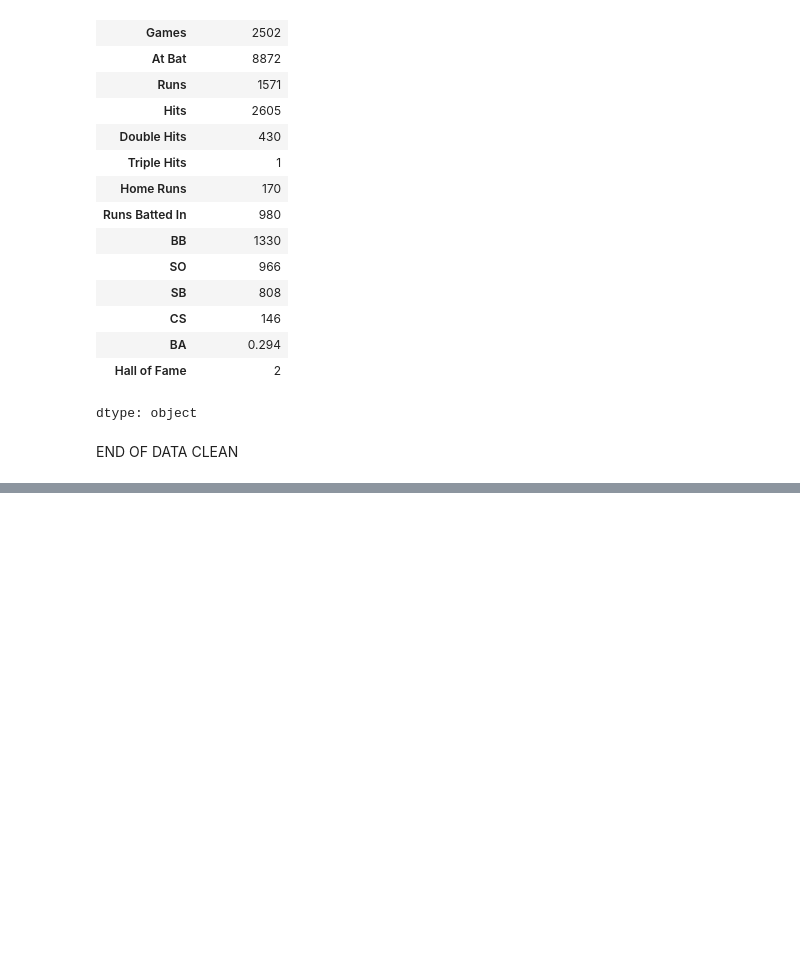
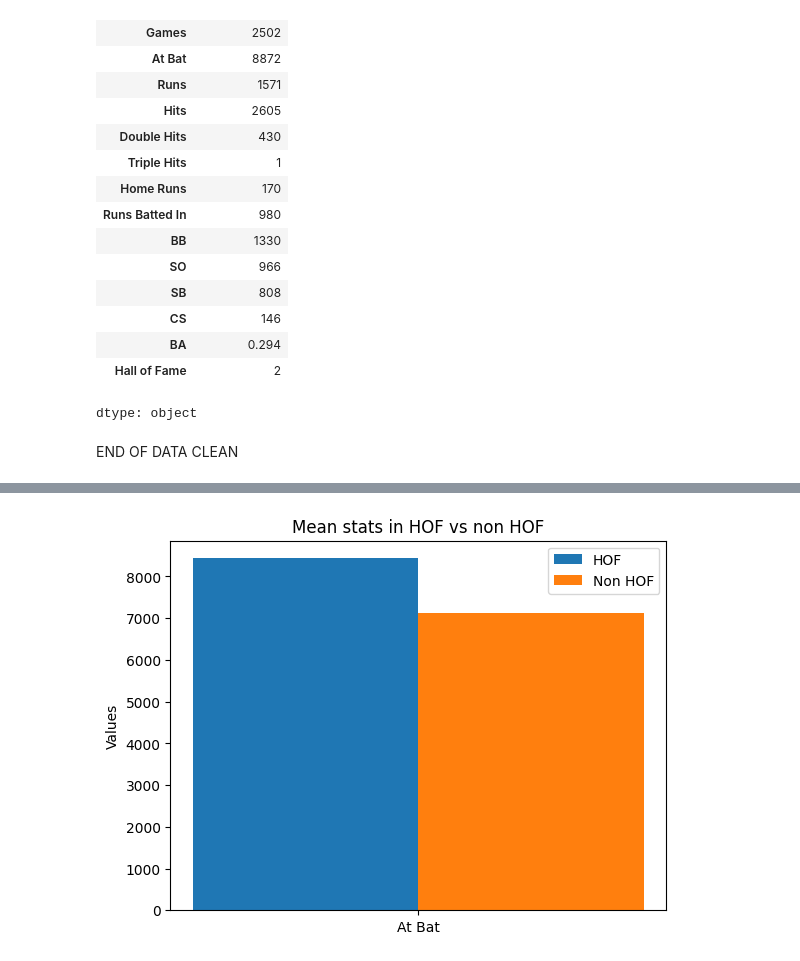
Before and after one commit to bbqbcnbrgr/REPO, a Jupyter notebook: Olivier_Bui_DSRP.ipynb, the cells around one changed output, grey strips where cells are left out. Cells and saved outputs as stored; diff of their text form; code cells hidden in the pictures; blank space fills up the shorter version.

```diff
--- a/Olivier_Bui_DSRP.ipynb
+++ b/Olivier_Bui_DSRP.ipynb
@@ -160,0 +318,19 @@ Compare players' stats against eachothers, set percent standards that dictates e
+# %%
+#Graph for mean at bat
+
+atbat_stat = ['At Bat']
+x_points = np.arange(len(atbat_stat))
+
+
+plt.bar(x_points - 0.2, hof_atbat, width = 0.4, label = 'HOF')
+plt.bar(x_points + 0.2, nonhof_atbat, width = 0.4, label = 'Non HOF')
+
+plt.xticks(x_points, atbat_stat)
+plt.legend()
+
+plt.ylabel('Values')
+plt.title('Mean stats in HOF vs non HOF')
+
+plt.show()
+# %% [output]
+[figure, added]
```
Also changed, not shown: parts of 18 cells of this notebook.
